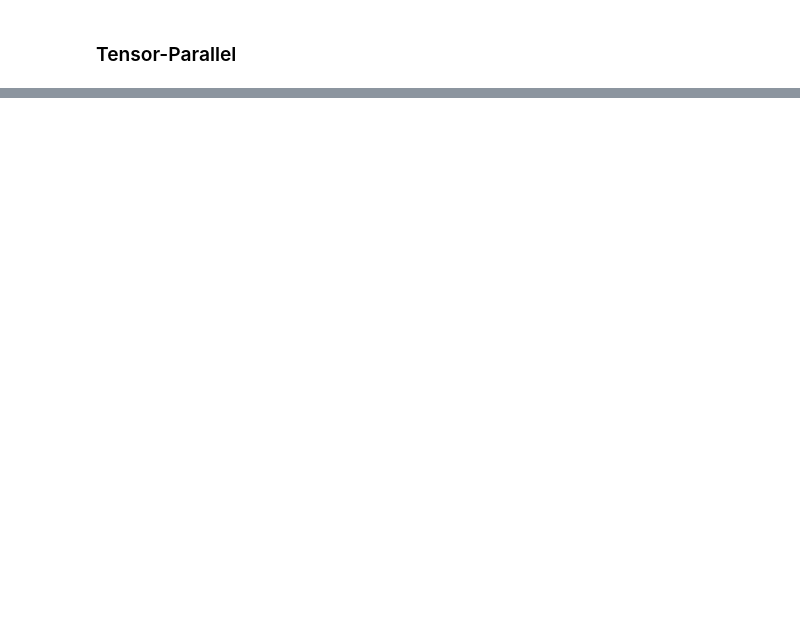
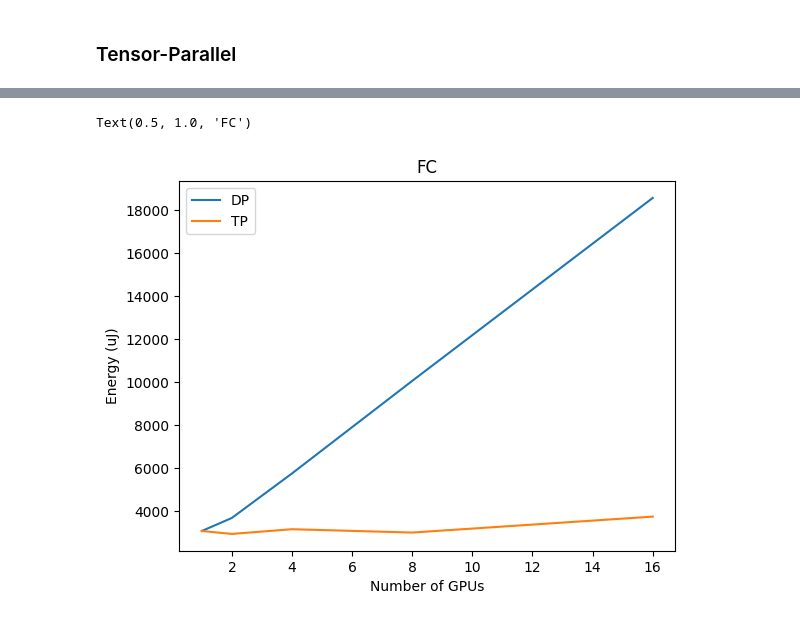
Before and after one commit to jennyli12/65930-final-project, a Jupyter notebook: workspace/project/project.ipynb, the cells around one changed output, grey strips where cells are left out. Saved outputs shown, nothing was run; the diff lists cells and outputs as text; code cells hidden in the pictures; blank space fills up the shorter version.

```diff
--- a/workspace/project/project.ipynb
+++ b/workspace/project/project.ipynb
@@ -141,0 +207,10 @@ layer_shapes/alexnet/7.yaml 4194.118 1376256
+# %%
+plt.plot(NUM_GPUS, fc_energy_dp, label="DP")
+plt.plot(NUM_GPUS, fc_energy_tp, label="TP")
+plt.xlabel("Number of GPUs")
+plt.ylabel("Energy (uJ)")
+plt.legend()
+plt.title("FC")
+# %% [output]
+Text(0.5, 1.0, 'FC')
+[figure, added]
```
Also changed, not shown: parts of 9 cells of this notebook, 3 other files.
